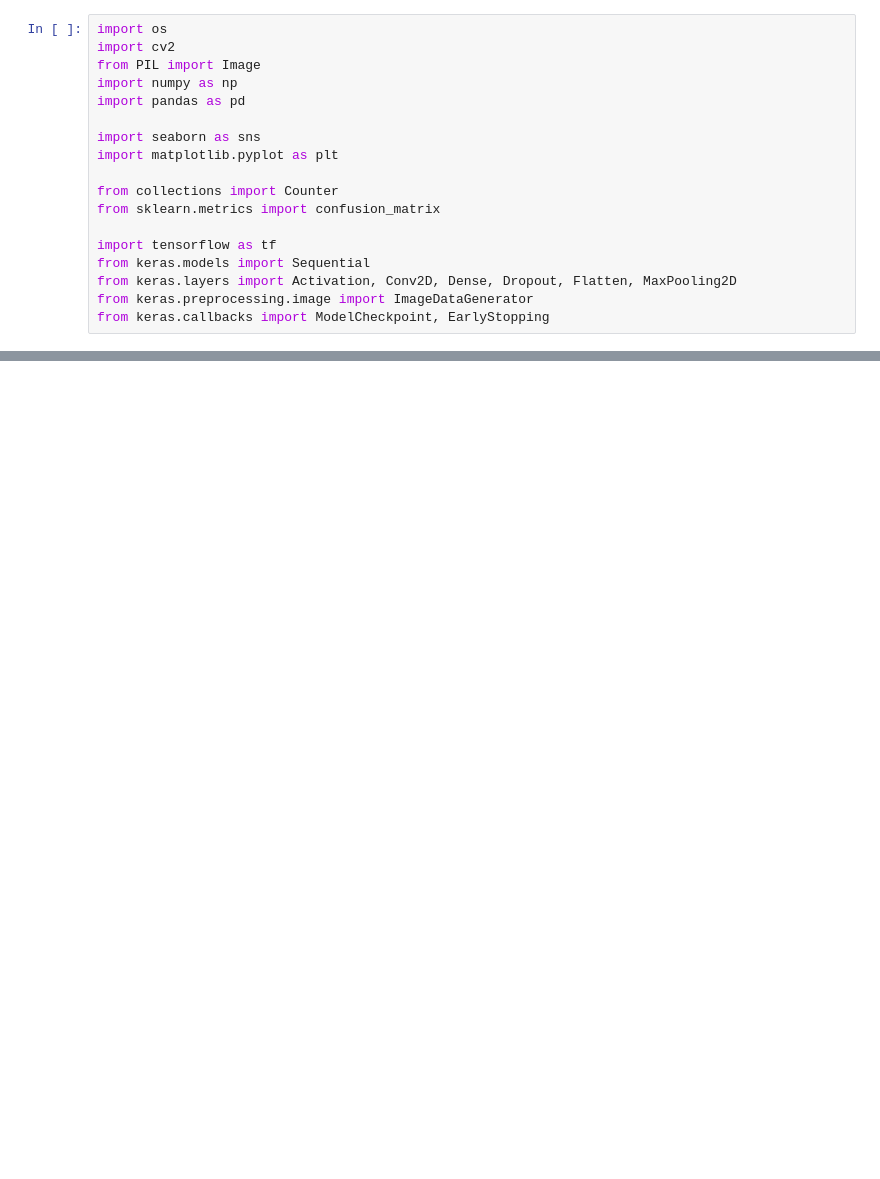
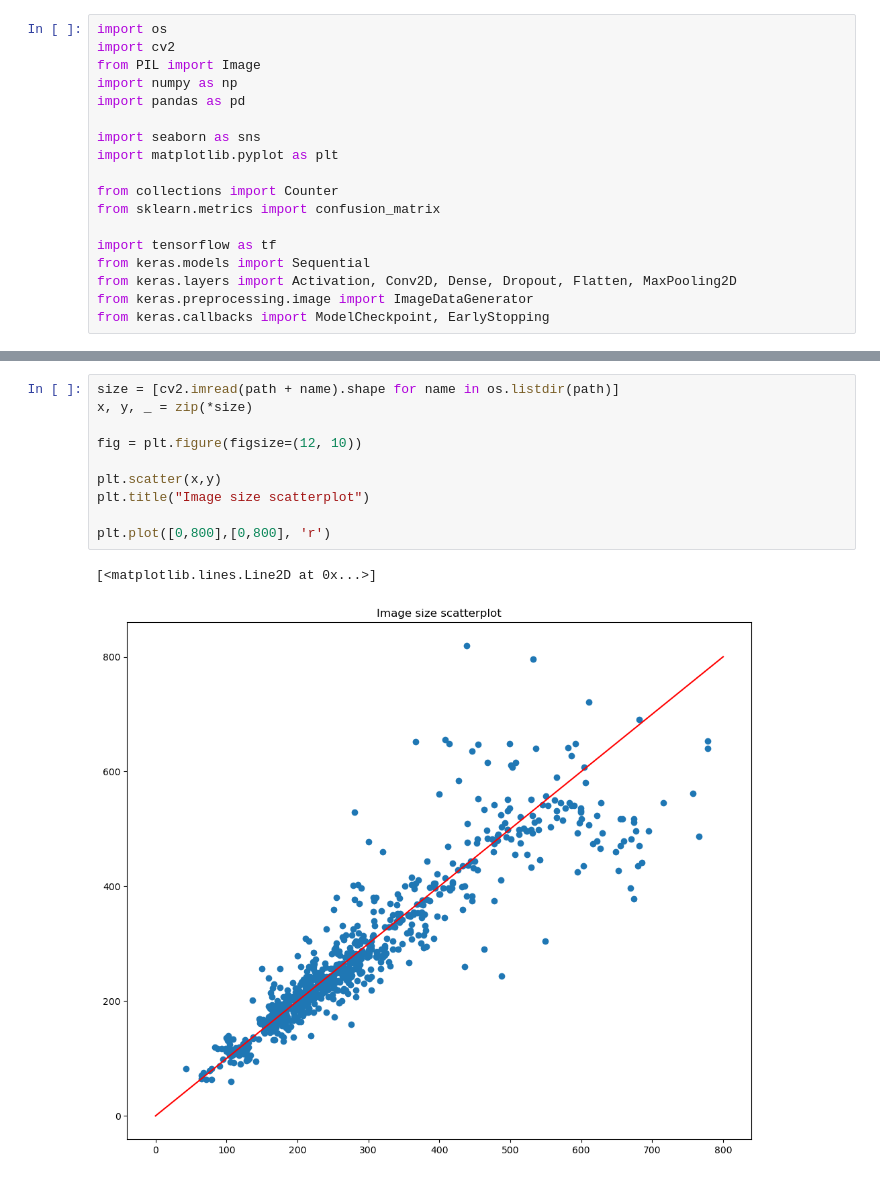
Before and after one commit to Vamba45/Python-way, a Jupyter notebook: mini-projects/study-project/Study-project.ipynb, the cells around one changed output, grey strips where cells are left out. Cells and saved outputs as stored; diff of their text form; blank space fills up the shorter version.

```diff
--- a/mini-projects/study-project/Study-project.ipynb
+++ b/mini-projects/study-project/Study-project.ipynb
@@ -40,0 +64,13 @@ from keras.callbacks import ModelCheckpoint, EarlyStopping
+# %%
+size = [cv2.imread(path + name).shape for name in os.listdir(path)]
+x, y, _ = zip(*size)
+
+fig = plt.figure(figsize=(12, 10))
+
+plt.scatter(x,y)
+plt.title("Image size scatterplot")
+
+plt.plot([0,800],[0,800], 'r')
+# %% [output]
+[<matplotlib.lines.Line2D at 0x...>]
+[figure, added]
```
Also changed, not shown: parts of 17 cells of this notebook, 1 other file.
